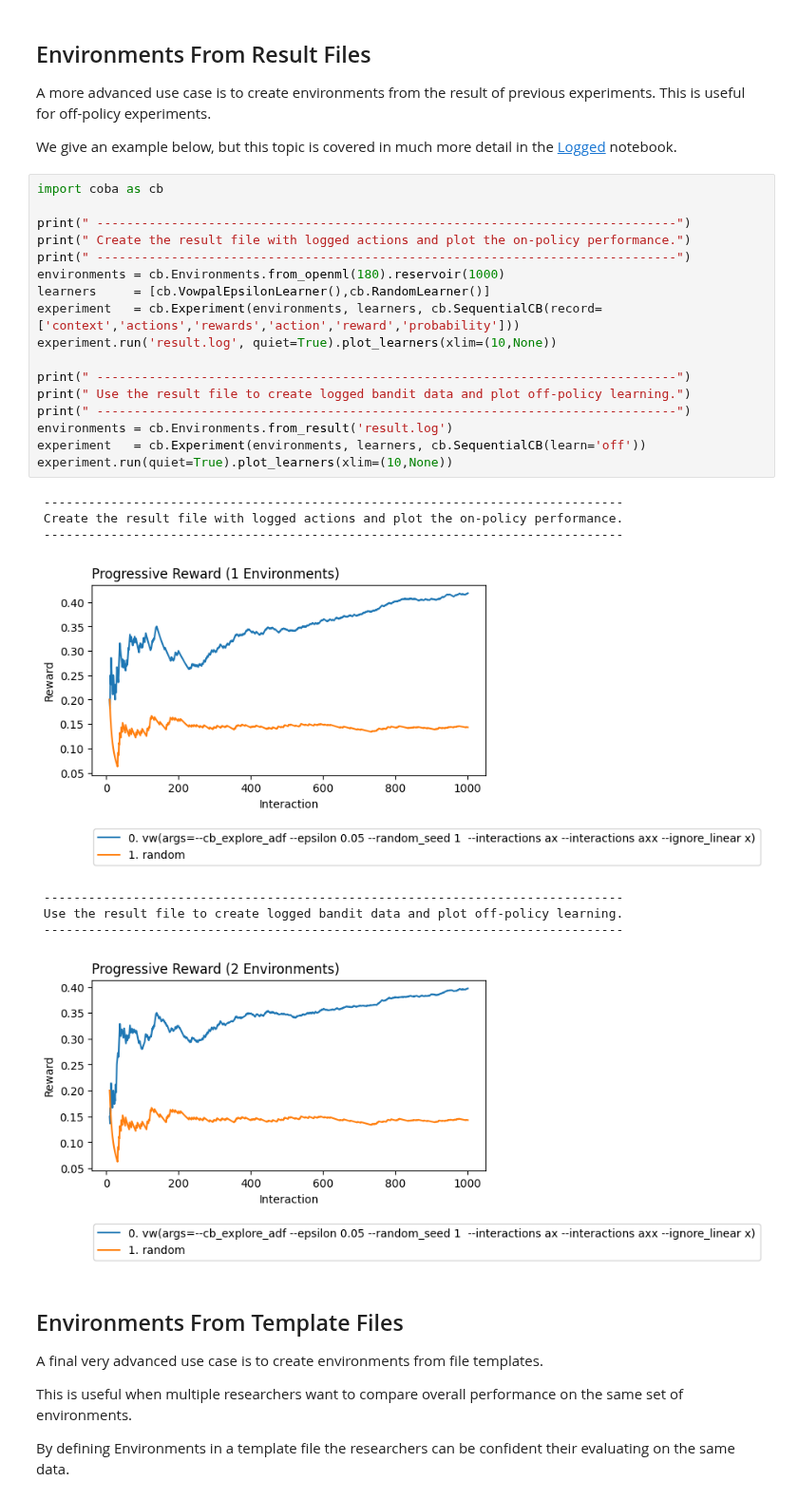
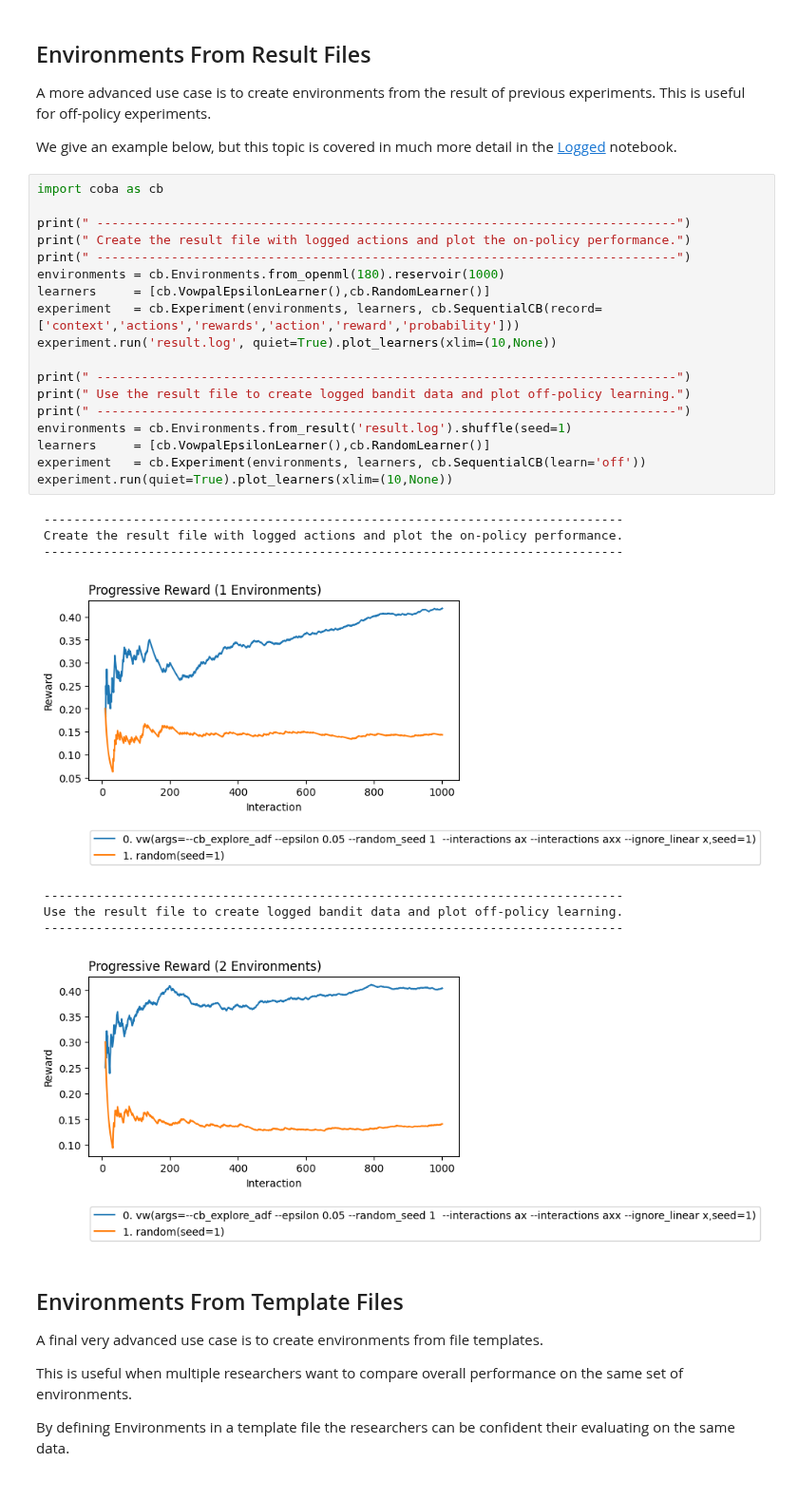
Before and after one commit to VowpalWabbit/coba, a Jupyter notebook: examples/notebooks/Environments.ipynb, the cells around one changed output. Shown at 95% size. Drawn from its saved outputs; the diff is of its cells as text.

```diff
--- a/examples/notebooks/Environments.ipynb
+++ b/examples/notebooks/Environments.ipynb
@@ -183,32 +183,33 @@ experiment.run(quiet=True).plot_learners(err='se')
 A more advanced use case is to create environments from the result of previous experiments. This is useful for off-policy experiments.
 
 We give an example below, but this topic is covered in much more detail in the [Logged](./Logged.ipynb) notebook.
-# %%
-import coba as cb
-
-print(" ------------------------------------------------------------------------------")
-print(" Create the result file with logged actions and plot the on-policy performance.")
-print(" ------------------------------------------------------------------------------")
-environments = cb.Environments.from_openml(180).reservoir(1000)
-learners     = [cb.VowpalEpsilonLearner(),cb.RandomLearner()]
-experiment   = cb.Experiment(environments, learners, cb.SequentialCB(record=['context','actions','rewards','action','reward','probability']))
-experiment.run('result.log', quiet=True).plot_learners(xlim=(10,None))
-
-print(" ------------------------------------------------------------------------------")
-print(" Use the result file to create logged bandit data and plot off-policy learning.")
-print(" ------------------------------------------------------------------------------")
-environments = cb.Environments.from_result('result.log')
-experiment   = cb.Experiment(environments, learners, cb.SequentialCB(learn='off'))
-experiment.run(quiet=True).plot_learners(xlim=(10,None))
-# %% [output]
- ------------------------------------------------------------------------------
- Create the result file with logged actions and plot the on-policy performance.
- ------------------------------------------------------------------------------
-[figure, removed]
- ------------------------------------------------------------------------------
- Use the result file to create logged bandit data and plot off-policy learning.
- ------------------------------------------------------------------------------
-[figure, removed]
+# %%
+import coba as cb
+
+print(" ------------------------------------------------------------------------------")
+print(" Create the result file with logged actions and plot the on-policy performance.")
+print(" ------------------------------------------------------------------------------")
+environments = cb.Environments.from_openml(180).reservoir(1000)
+learners     = [cb.VowpalEpsilonLearner(),cb.RandomLearner()]
+experiment   = cb.Experiment(environments, learners, cb.SequentialCB(record=['context','actions','rewards','action','reward','probability']))
+experiment.run('result.log', quiet=True).plot_learners(xlim=(10,None))
+
+print(" ------------------------------------------------------------------------------")
+print(" Use the result file to create logged bandit data and plot off-policy learning.")
+print(" ------------------------------------------------------------------------------")
+environments = cb.Environments.from_result('result.log').shuffle(seed=1)
+learners     = [cb.VowpalEpsilonLearner(),cb.RandomLearner()]
+experiment   = cb.Experiment(environments, learners, cb.SequentialCB(learn='off'))
+experiment.run(quiet=True).plot_learners(xlim=(10,None))
+# %% [output]
+ ------------------------------------------------------------------------------
+ Create the result file with logged actions and plot the on-policy performance.
+ ------------------------------------------------------------------------------
+[figure, added]
+ ------------------------------------------------------------------------------
+ Use the result file to create logged bandit data and plot off-policy learning.
+ ------------------------------------------------------------------------------
+[figure, added]
 # %% [markdown]
 ## Environments From Template Files
 
```
Also changed, not shown: parts of 1 cell of this notebook, 7 other files.
